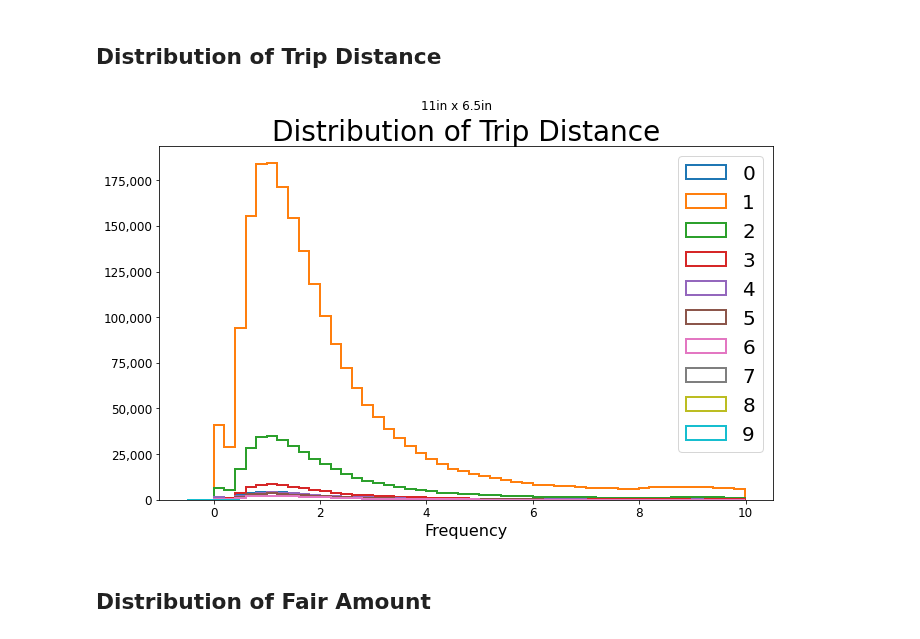
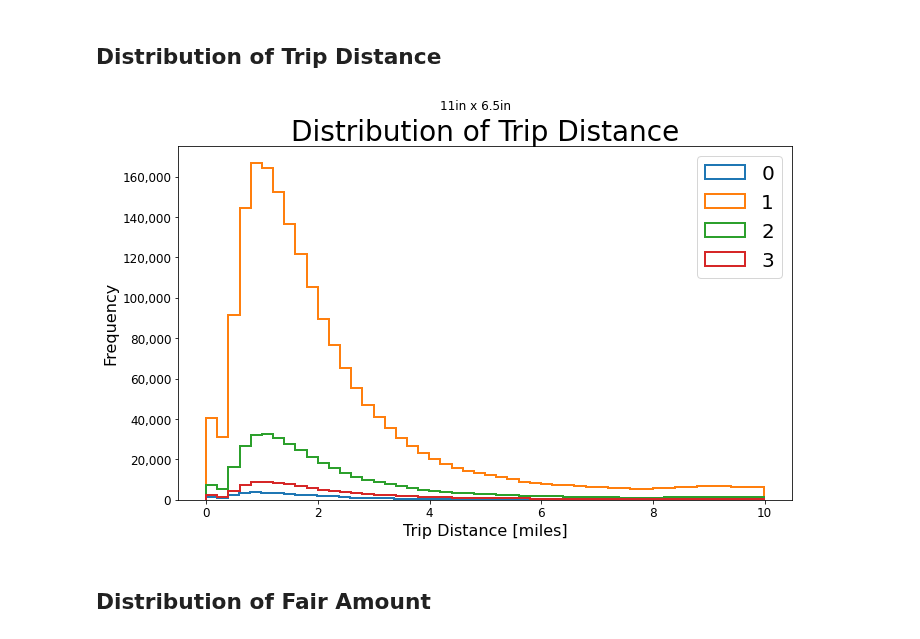
Before and after one commit to kingmolnar/DataScienceProgramming, a Jupyter notebook: 06-Transformation-and-Visualization/NYC-TLC-Trip-Data.ipynb, the cells around one changed output. Saved outputs shown, nothing was run; the diff lists cells and outputs as text; code cells hidden in the pictures.

```diff
--- a/06-Transformation-and-Visualization/NYC-TLC-Trip-Data.ipynb
+++ b/06-Transformation-and-Visualization/NYC-TLC-Trip-Data.ipynb
@@ -50,4 +32,4 @@ total 3.7G
 # %%
-df = pd.read_parquet('/data/nyc_tlc_trip_records/2023/')
+df = pd.read_parquet('/data/nyc_tlc_trip_records/2023/yellow_tripdata_2023-07.parquet')
 print(f"Number of records: {df.shape[0]:,}")
 # %% [output]
@@ -274,24 +341,24 @@ E.g, a single figure on the slide can have the dimensions of 11x6.5
 # %%
 import matplotlib
 import matplotlib.colors as mcolors
 fig = plt.figure(figsize=(11,6.5))
-pass_count_values = [0, 1, 2, 3, 4, 5, 6, 7, 8, 9]
+pass_count_values = [0, 1, 2, 3, ] ## 4, 5, 6, 7, 8, 9]
 # mcolors.TABLEAU_COLORS
 for n, c in zip(pass_count_values, list(mcolors.TABLEAU_COLORS)[:len(pass_count_values)]):
     plt.hist(df[(df.passenger_count==n)&(df.trip_distance<10)].trip_distance, bins=50, label=f'{n}', histtype='step', color=c, linewidth=2,)
 plt.legend(fontsize="20")
 plt.xticks(fontsize=12)
 plt.yticks(fontsize=12)
 fig.axes[0].yaxis.set_major_formatter(matplotlib.ticker.FuncFormatter(lambda x, p: format(int(x), ',')))
 plt.xlabel("Trip Distance [miles]", fontsize=16)
-plt.xlabel("Frequency", fontsize=16)
+plt.ylabel("Frequency", fontsize=16)
 plt.title("Distribution of Trip Distance", fontsize=28)
 plt.suptitle("11in x 6.5in", fontsize=12)
 fig.show()
 fig.savefig('plot_1_110x65.png')
 # plt.close()
 # %% [output]
-[figure, old version]
+[figure, new version]
 # %% [markdown]
 ## Distribution of Fair Amount
 # %%
```
Also changed, not shown: parts of 42 cells of this notebook, 3 other files.
